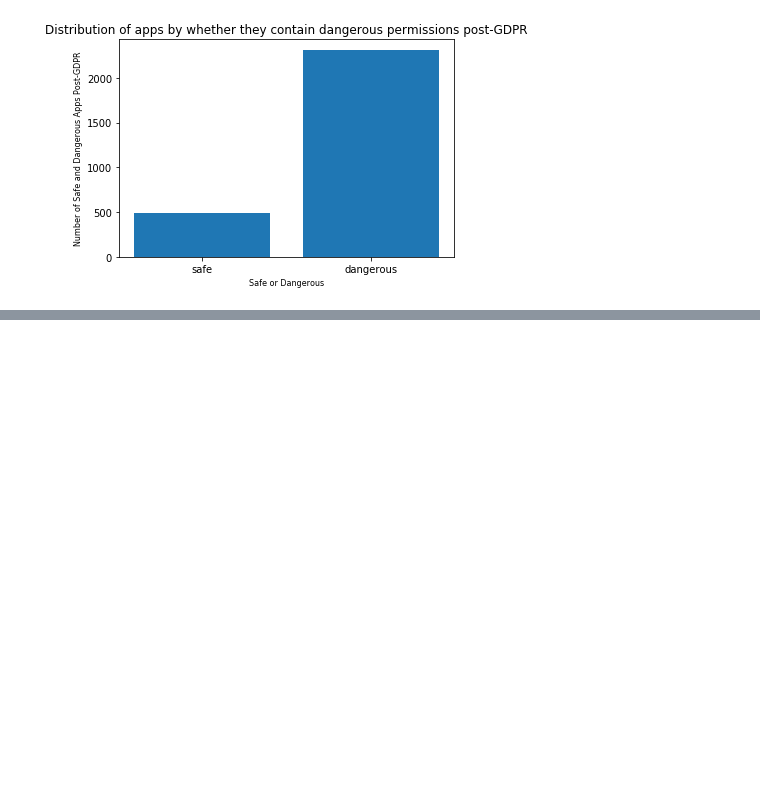
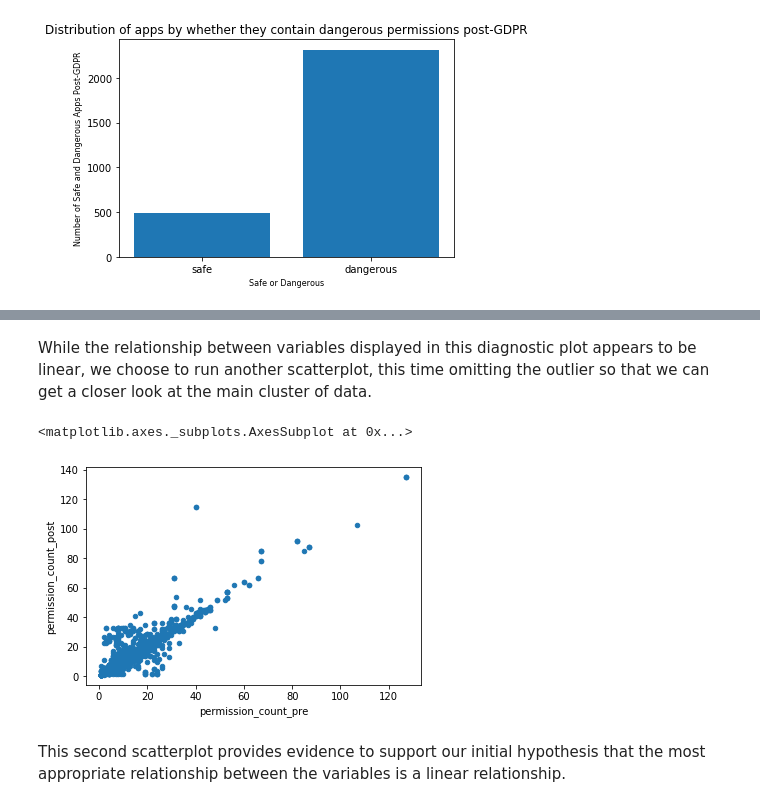
Before and after one commit to JBPelzner/w207_Final, a Jupyter notebook: gdpr_final.ipynb, the cells around one changed output, grey strips where cells are left out. Saved outputs shown, nothing was run; the diff lists cells and outputs as text; code cells hidden in the pictures; blank space fills up the shorter version.

```diff
--- a/gdpr_final.ipynb
+++ b/gdpr_final.ipynb
@@ -639,0 +716,9 @@ corr.style.background_gradient(cmap='coolwarm')
+# %% [markdown]
+While the relationship between variables displayed in this diagnostic plot appears to be linear, we choose to run another scatterplot, this time omitting the outlier so that we can get a closer look at the main cluster of data.
+# %%
+no_outlier.plot(x='permission_count_pre', y='permission_count_post', kind = 'scatter')
+# %% [output]
+<matplotlib.axes._subplots.AxesSubplot at 0x...>
+[figure, added]
+# %% [markdown]
+This second scatterplot provides evidence to support our initial hypothesis that the most appropriate relationship between the variables is a linear relationship.
```
Also changed, not shown: parts of 48 cells of this notebook.
